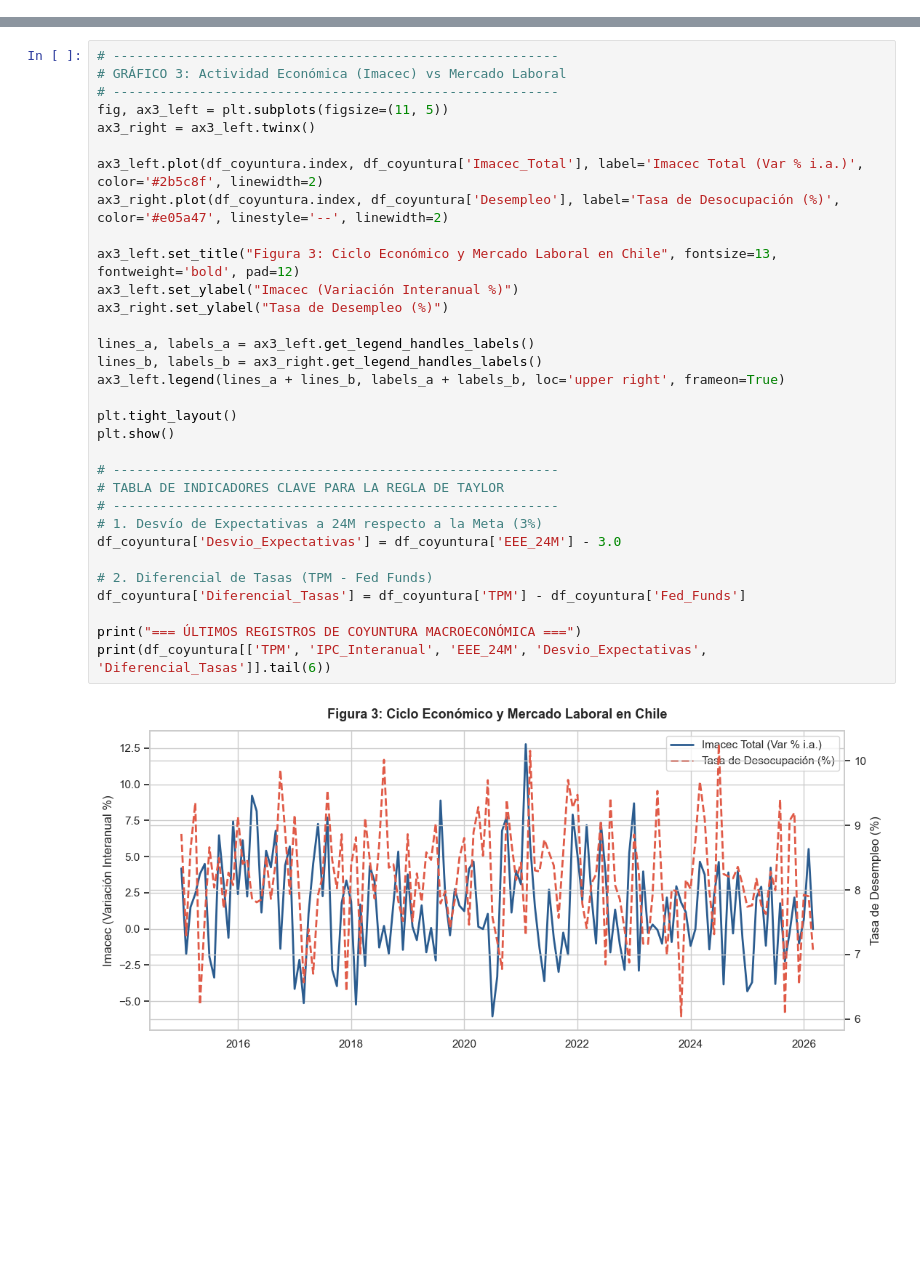
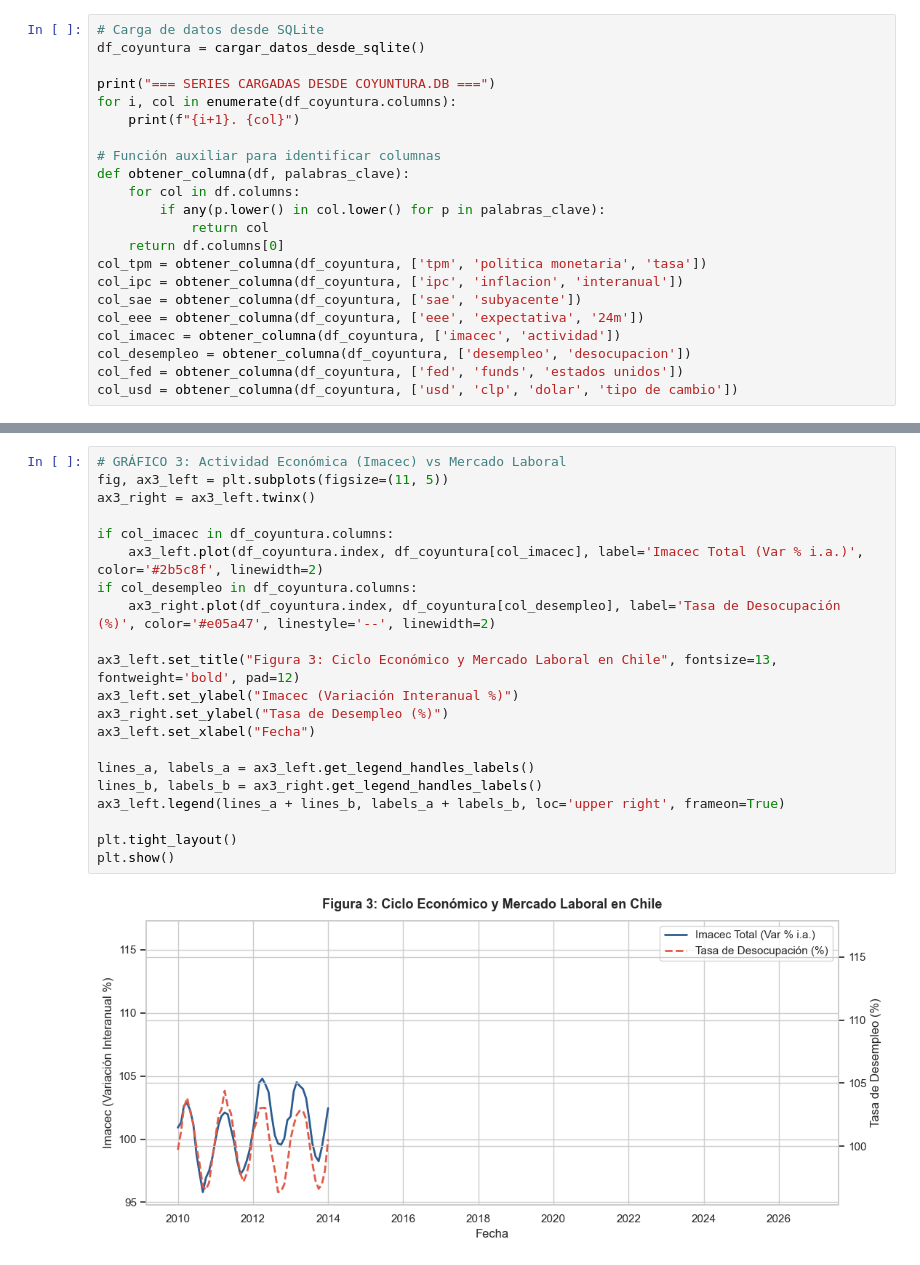
Before and after one commit to SebaRozas/DreamTeamUDP, a Jupyter notebook: notebooks/01_analisis_coyuntura.ipynb, the cells around one changed output, grey strips where cells are left out. Saved outputs shown, nothing was run; the diff lists cells and outputs as text; blank space fills up the shorter version.

Commit message:
Sofia: Integracion completa de coyuntura.db sin datos sinteticos

```diff
--- a/notebooks/01_analisis_coyuntura.ipynb
+++ b/notebooks/01_analisis_coyuntura.ipynb
@@ -75,0 +52,22 @@ plt.show()
+# %%
+# Carga de datos desde SQLite
+df_coyuntura = cargar_datos_desde_sqlite()
+
+print("=== SERIES CARGADAS DESDE COYUNTURA.DB ===")
+for i, col in enumerate(df_coyuntura.columns):
+    print(f"{i+1}. {col}")
+
+# Función auxiliar para identificar columnas
+def obtener_columna(df, palabras_clave):
+    for col in df.columns:
+        if any(p.lower() in col.lower() for p in palabras_clave):
+            return col
+    return df.columns[0]
+col_tpm = obtener_columna(df_coyuntura, ['tpm', 'politica monetaria', 'tasa'])
+col_ipc = obtener_columna(df_coyuntura, ['ipc', 'inflacion', 'interanual'])
+col_sae = obtener_columna(df_coyuntura, ['sae', 'subyacente'])
+col_eee = obtener_columna(df_coyuntura, ['eee', 'expectativa', '24m'])
+col_imacec = obtener_columna(df_coyuntura, ['imacec', 'actividad'])
+col_desempleo = obtener_columna(df_coyuntura, ['desempleo', 'desocupacion'])
+col_fed = obtener_columna(df_coyuntura, ['fed', 'funds', 'estados unidos'])
+col_usd = obtener_columna(df_coyuntura, ['usd', 'clp', 'dolar', 'tipo de cambio'])
@@ -76,34 +143,23 @@ plt.show()
 # %%
-# ---------------------------------------------------------
 # GRÁFICO 3: Actividad Económica (Imacec) vs Mercado Laboral
-# ---------------------------------------------------------
 fig, ax3_left = plt.subplots(figsize=(11, 5))
 ax3_right = ax3_left.twinx()
 
-ax3_left.plot(df_coyuntura.index, df_coyuntura['Imacec_Total'], label='Imacec Total (Var % i.a.)', color='#2b5c8f', linewidth=2)
-ax3_right.plot(df_coyuntura.index, df_coyuntura['Desempleo'], label='Tasa de Desocupación (%)', color='#e05a47', linestyle='--', linewidth=2)
+if col_imacec in df_coyuntura.columns:
+    ax3_left.plot(df_coyuntura.index, df_coyuntura[col_imacec], label='Imacec Total (Var % i.a.)', color='#2b5c8f', linewidth=2)
+if col_desempleo in df_coyuntura.columns:
+    ax3_right.plot(df_coyuntura.index, df_coyuntura[col_desempleo], label='Tasa de Desocupación (%)', color='#e05a47', linestyle='--', linewidth=2)
 
 ax3_left.set_title("Figura 3: Ciclo Económico y Mercado Laboral en Chile", fontsize=13, fontweight='bold', pad=12)
 ax3_left.set_ylabel("Imacec (Variación Interanual %)")
 ax3_right.set_ylabel("Tasa de Desempleo (%)")
+ax3_left.set_xlabel("Fecha")
 
 lines_a, labels_a = ax3_left.get_legend_handles_labels()
 lines_b, labels_b = ax3_right.get_legend_handles_labels()
 ax3_left.legend(lines_a + lines_b, labels_a + labels_b, loc='upper right', frameon=True)
 
 plt.tight_layout()
 plt.show()
-
-# ---------------------------------------------------------
-# TABLA DE INDICADORES CLAVE PARA LA REGLA DE TAYLOR
-# ---------------------------------------------------------
-# 1. Desvío de Expectativas a 24M respecto a la Meta (3%)
-df_coyuntura['Desvio_Expectativas'] = df_coyuntura['EEE_24M'] - 3.0
-
-# 2. Diferencial de Tasas (TPM - Fed Funds)
-df_coyuntura['Diferencial_Tasas'] = df_coyuntura['TPM'] - df_coyuntura['Fed_Funds']
-
-print("=== ÚLTIMOS REGISTROS DE COYUNTURA MACROECONÓMICA ===")
-print(df_coyuntura[['TPM', 'IPC_Interanual', 'EEE_24M', 'Desvio_Expectativas', 'Diferencial_Tasas']].tail(6))
 # %% [output]
-[figure, old version]
+[figure, new version]
```
Also changed, not shown: parts of 12 cells of this notebook.
